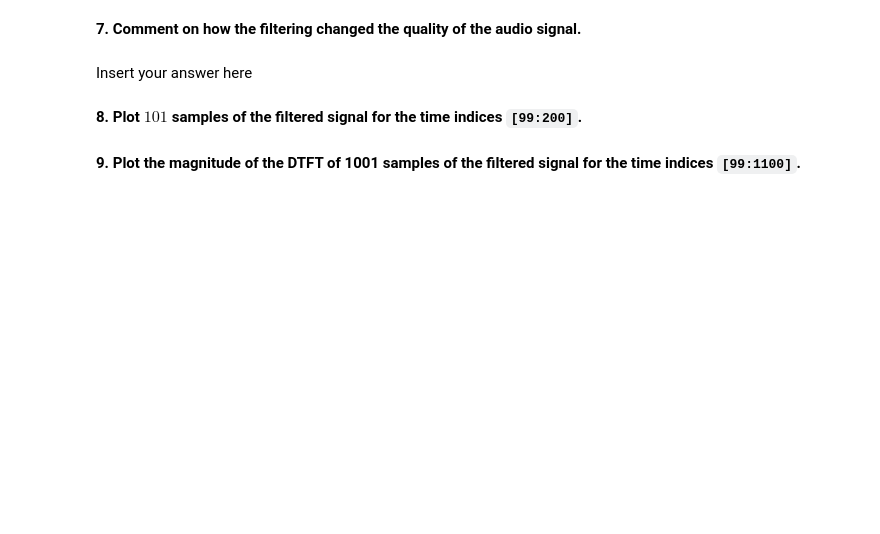
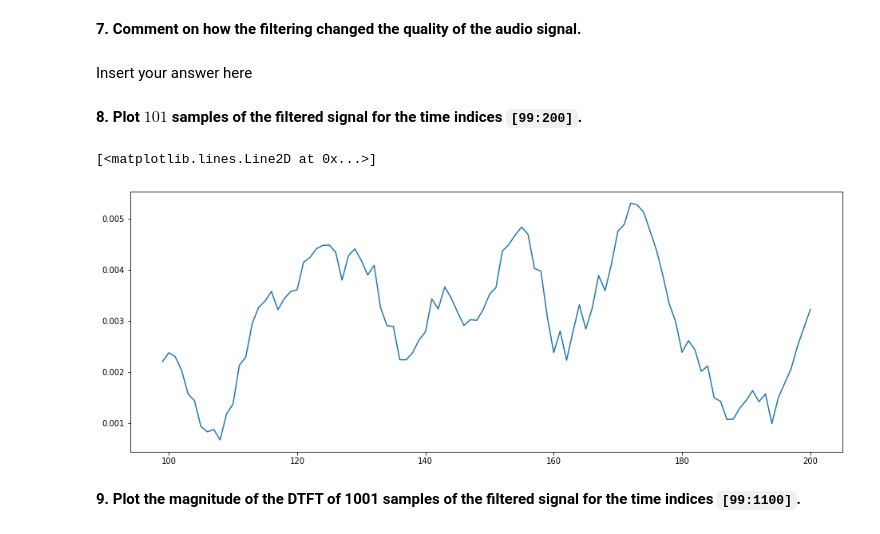
Before and after one commit to JustinWang781/438-Lab05a, a Jupyter notebook: lab05a_final_report.ipynb, the cells around one changed output. Saved outputs shown, nothing was run; the diff lists cells and outputs as text; code cells hidden in the pictures; blank space fills up the shorter version.

````diff
--- a/lab05a_final_report.ipynb
+++ b/lab05a_final_report.ipynb
@@ -130,3 +133,6 @@ be the value of $\theta$ that we will use for filtering with $H_f(z)$. Print out
 **Hint:** use the command ```idx_max = np.argmax(np.abs(X))``` to find the index of the maximum element in ```X```. Then $\theta$ can be derived using this index.
 # %%
 # insert your code here
+idx_max = np.argmax(np.abs(X))
+theta = w[idx_max]
+display(theta)
@@ -133,20 +141,12 @@ be the value of $\theta$ that we will use for filtering with $H_f(z)$. Print out
 # %% [markdown]
 **5. Complete the function ```FIRfilter``` that implements the filter $H_f(z)$ with the measured value of $\theta$ and outputs the filtered signal (Hint: Use ```np.convolve()```).**
-# %%
-def FIRfilter(x, theta):
-    """
-    Parameters:
-    ---
-    x: the signal to be filtered
-    theta: the value of theta to be used for filtering with H_f(z)
-
-    Returns:
-    ---
-    y: the filtered signal
-    """
-    y = None
-    return y
+# %%
+def FIRfilter(x, theta):
+    y = np.convolve([1, -2*np.cos(theta), 1], x)
+    return y
 # %% [markdown]
 **6. Apply the new function ```FIRfilter``` to the ```nspeech1``` vector to attenuate the sinusoidal interference. Listen to the filtered signal to hear the effects of the filter.**
 # %%
 # insert your code here
+nspeech1_filtered = FIRfilter(nspeech1, theta)
+ipd.Audio(nspeech1_filtered, rate=8000)
@@ -158,5 +160,10 @@ Insert your answer here
 **8. Plot $101$ samples of the filtered signal for the time indices ```[99:200]```.**
 # %%
 # insert your code here
+n = np.arange(99, 200+1, 1)
+plt.plot(n, nspeech1_filtered[n])
+# %% [output]
+[<matplotlib.lines.Line2D at 0x...>]
+[figure, added]
 # %% [markdown]
 **9. Plot the magnitude of the DTFT of 1001 samples of the filtered signal for the time indices ```[99:1100]```.**
````
Also changed, not shown: parts of 24 cells of this notebook.
